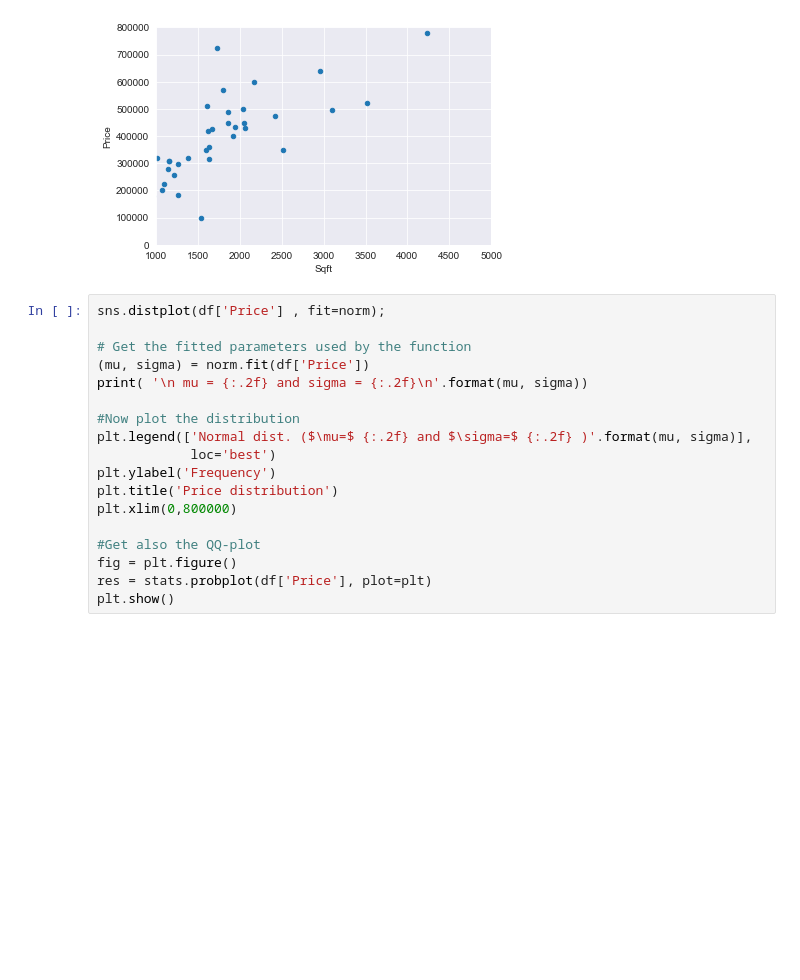
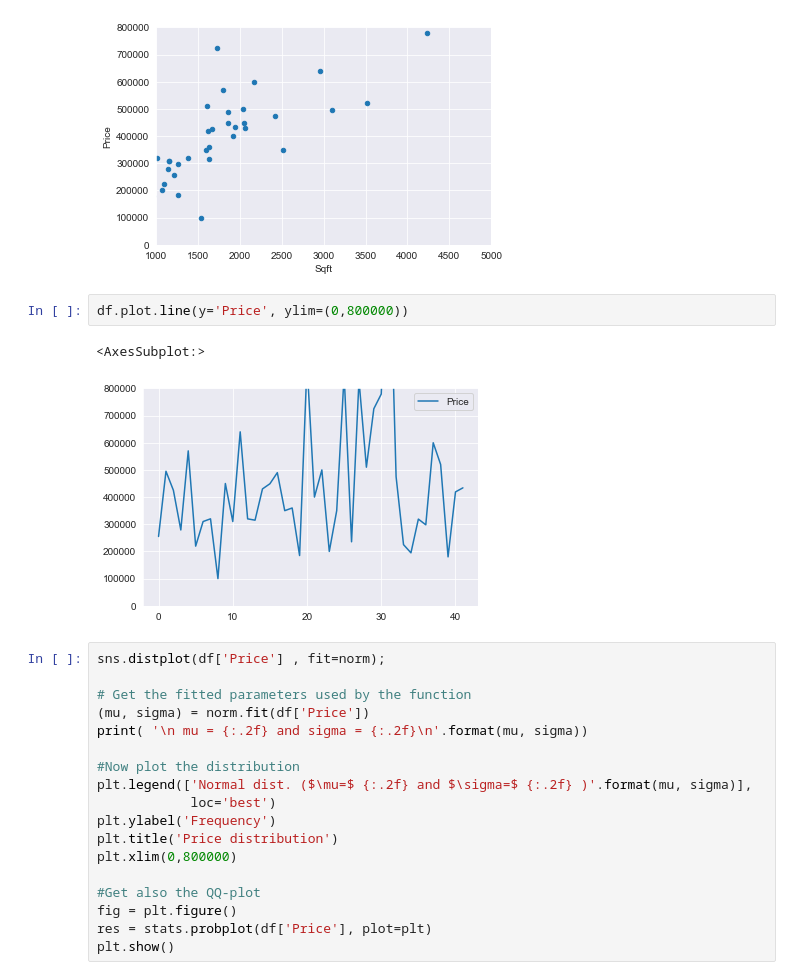
Before and after one commit to marcusdjr/orlando-housing, a Jupyter notebook: models.ipynb, the cells around one changed output. Drawn from its saved outputs; the diff is of its cells as text; blank space fills up the shorter version.

```diff
--- a/models.ipynb
+++ b/models.ipynb
@@ -113,6 +113,11 @@ data = pd.concat([df['Price'], df[var]], axis=1)
 data.plot.scatter(x=var, y='Price', ylim=(0,800000),xlim=(1000,5000));
 # %% [output]
 [figure]
+# %%
+df.plot.line(y='Price', ylim=(0,800000))
+# %% [output]
+<AxesSubplot:>
+[figure, added]
 # %%
 sns.distplot(df['Price'] , fit=norm);
 
```
Also changed, not shown: parts of 23 cells of this notebook.
